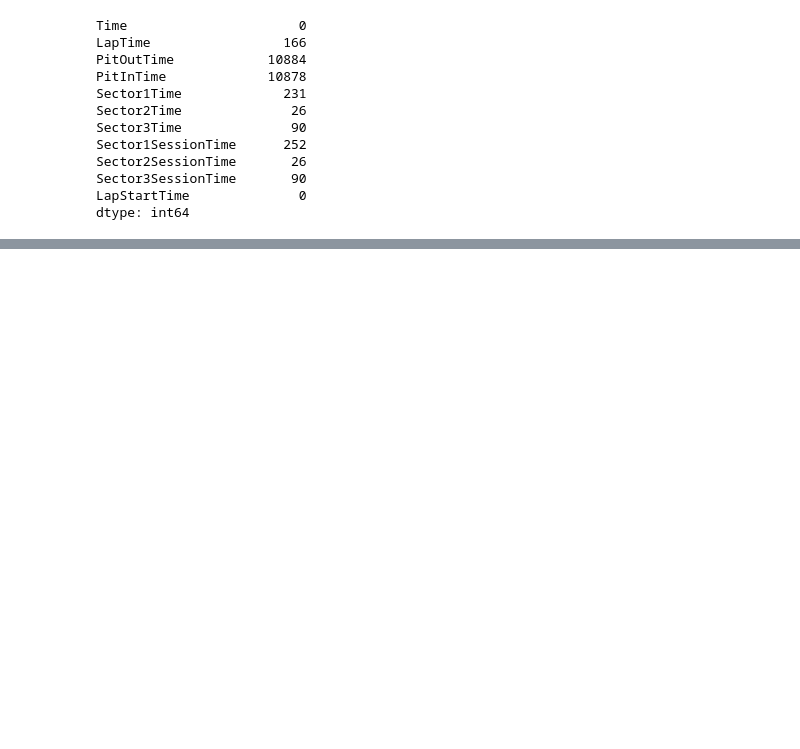
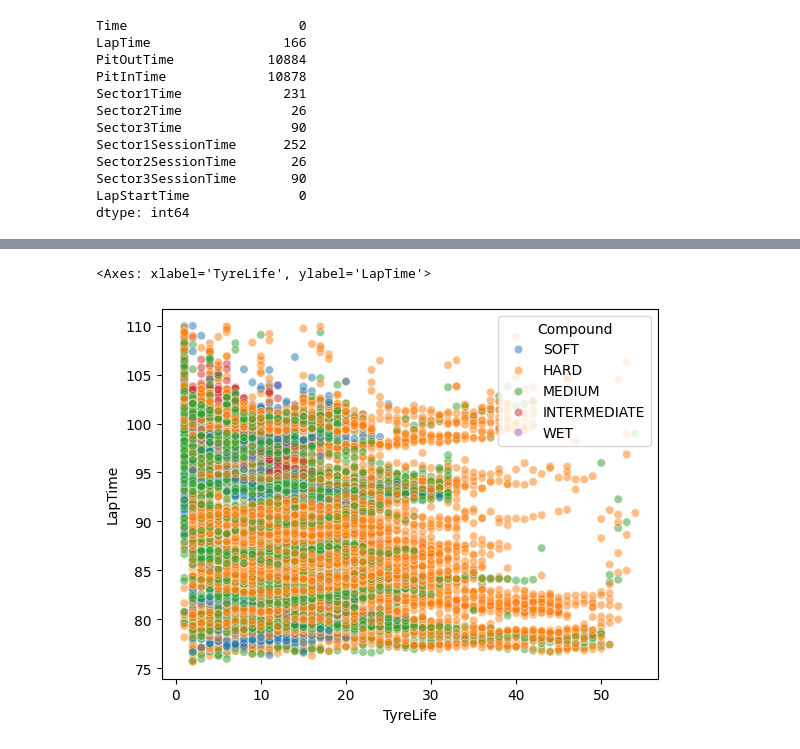
Before and after one commit to the-liyanage/f1-strategy-optimizer, a Jupyter notebook: notebooks/01_eda.ipynb, the cells around one changed output, grey strips where cells are left out. Cells and saved outputs as stored; diff of their text form; code cells hidden in the pictures; blank space fills up the shorter version.

```diff
--- a/notebooks/01_eda.ipynb
+++ b/notebooks/01_eda.ipynb
@@ -438,0 +545,13 @@ memory usage: 55.1 KB
+# %%
+clean_df = df[df["LapTime"] < 110]
+
+sns.scatterplot(
+    data = clean_df,
+    x  = "TyreLife",
+    y  = "LapTime",
+    hue = "Compound",
+    alpha = 0.5
+)
+# %% [output]
+<Axes: xlabel='TyreLife', ylabel='LapTime'>
+[figure, added]
```
Also changed, not shown: parts of 29 cells of this notebook.
